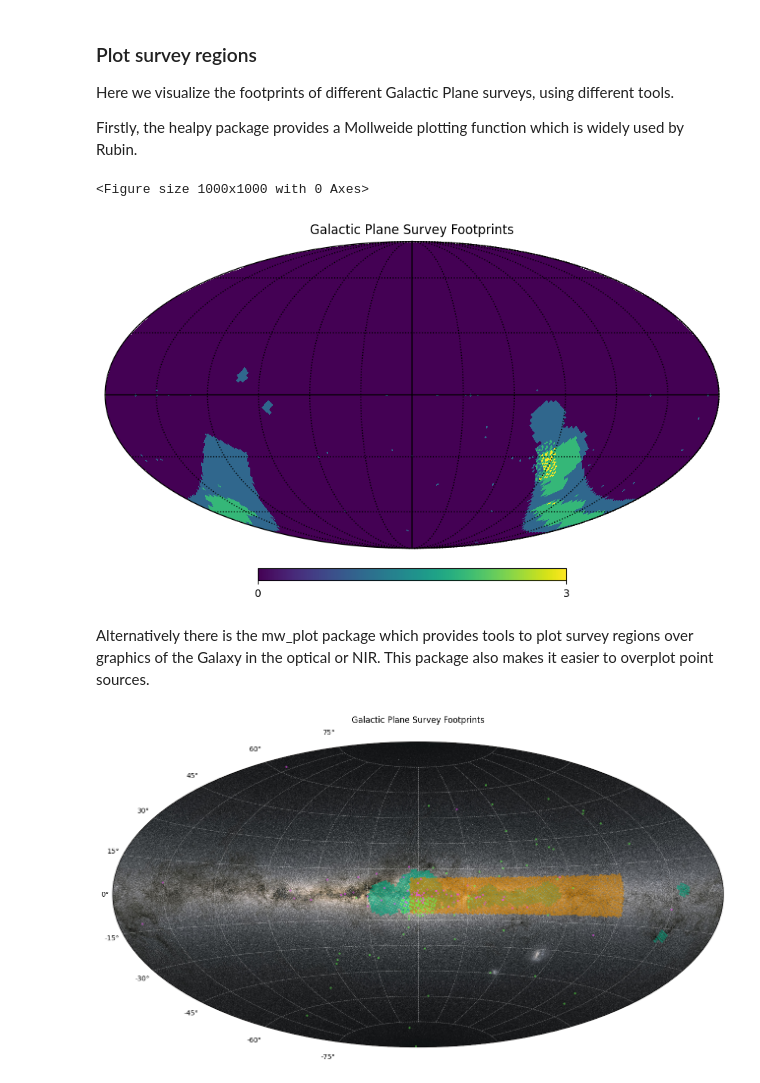
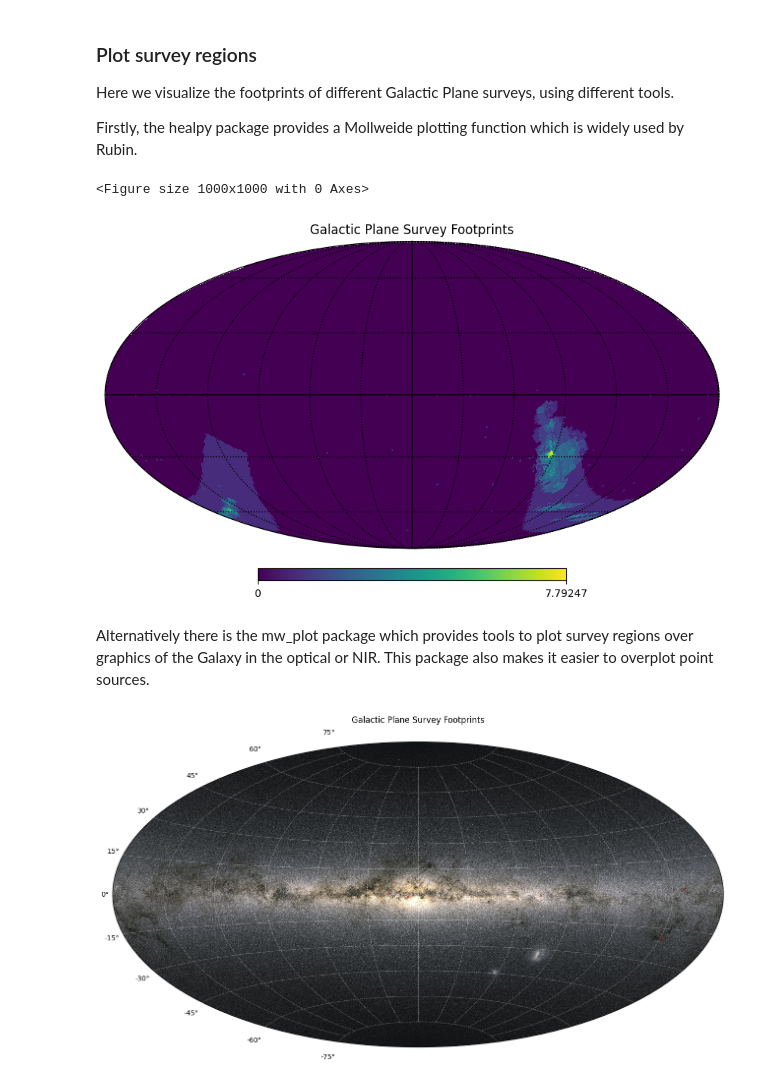
Before and after one commit to rachel3834/rgps, a Jupyter notebook: notebooks/footprints_other_surveys.ipynb, the cells around one changed output. Drawn from its saved outputs; the diff is of its cells as text; code cells hidden in the pictures.

Commit message:
Added Bonito SFRs

```diff
--- a/notebooks/footprints_other_surveys.ipynb
+++ b/notebooks/footprints_other_surveys.ipynb
@@ -36,3 +38,8 @@ survey_regions
+# %%
+survey_regions['rubin_galactic_plane'] = survey_footprints.load_rubin_galplane_footprint(
+    root_dir,
+    cat_file='rubin_galplane_survey_priority_footprint.json'
+)
 # %% [markdown]
 We also want to load the BlackCat catalog...
 # %%
@@ -58,0 +68,3 @@ blackcats
+# %%
+bonito = survey_footprints.load_catalog(path.join(root_dir, 'config'), 'bonito_sfrs.csv')
+bonito
@@ -76,29 +94,35 @@ hp.graticule()
 plt.tight_layout()
 # %% [output]
 <Figure size 1000x1000 with 0 Axes>
-[figure, old version]
+[figure, new version]
 # %% [markdown]
 Alternatively there is the mw_plot package which provides tools to plot survey regions over graphics of the Galaxy in the optical or NIR.
 This package also makes it easier to overplot point sources.
 # %%
 plot_colors = {
     'rubin_galactic_plane': '#01a27d',  # Rubin turquoise
      'DECaPS2': '#d68302', # Burnt orange
     'BDBS': '#63ff4e', # Lime green
-    'blackcats': '#f74eff' # Magenta
+    'blackcats': '#f74eff', # Magenta
+    'bonito': '#ff0400' # Red
 }
 
 mw1 = MWSkyMap(projection='aitoff', grayscale=False, grid='galactic', background='optical', figsize=(16,10))
 mw1.title = 'Galactic Plane Survey Footprints'
 proj = HEALPix(nside=64, order='ring', frame='icrs')
-for name, skymap in survey_regions.items():
-    pixels = np.where(skymap > 0)[0]
-    s = proj.healpix_to_skycoord(pixels)
-    mw1.scatter(s.ra.deg*u.deg, s.dec.deg*u.deg, c=plot_colors[name], s=5, alpha=0.4)
+#for name, skymap in survey_regions.items():
+#    pixels = np.where(skymap > 0)[0]
+#    s = proj.healpix_to_skycoord(pixels)
+#    mw1.scatter(s.ra.deg*u.deg, s.dec.deg*u.deg, c=plot_colors[name], s=5, alpha=0.4)
 
-for source in blackcats:
+#for source in blackcats:
+#    s = SkyCoord(source['pointing'][0], source['pointing'][1], frame='galactic', unit=(u.deg, u.deg))
+#    s = s.transform_to(ICRS)
+#    mw1.scatter(s.ra.deg*u.deg, s.dec.deg*u.deg, c=plot_colors['blackcats'], s=5, alpha=0.4)
+
+for source in bonito:
     s = SkyCoord(source['pointing'][0], source['pointing'][1], frame='galactic', unit=(u.deg, u.deg))
     s = s.transform_to(ICRS)
-    mw1.scatter(s.ra.deg*u.deg, s.dec.deg*u.deg, c=plot_colors['blackcats'], s=5, alpha=0.4)
+    mw1.scatter(s.ra.deg*u.deg, s.dec.deg*u.deg, c=plot_colors['bonito'], s=5, alpha=0.4)
 # %% [output]
-[figure, old version]
+[figure, new version]
```
Also changed, not shown: parts of 3 cells of this notebook, 1 other file.
